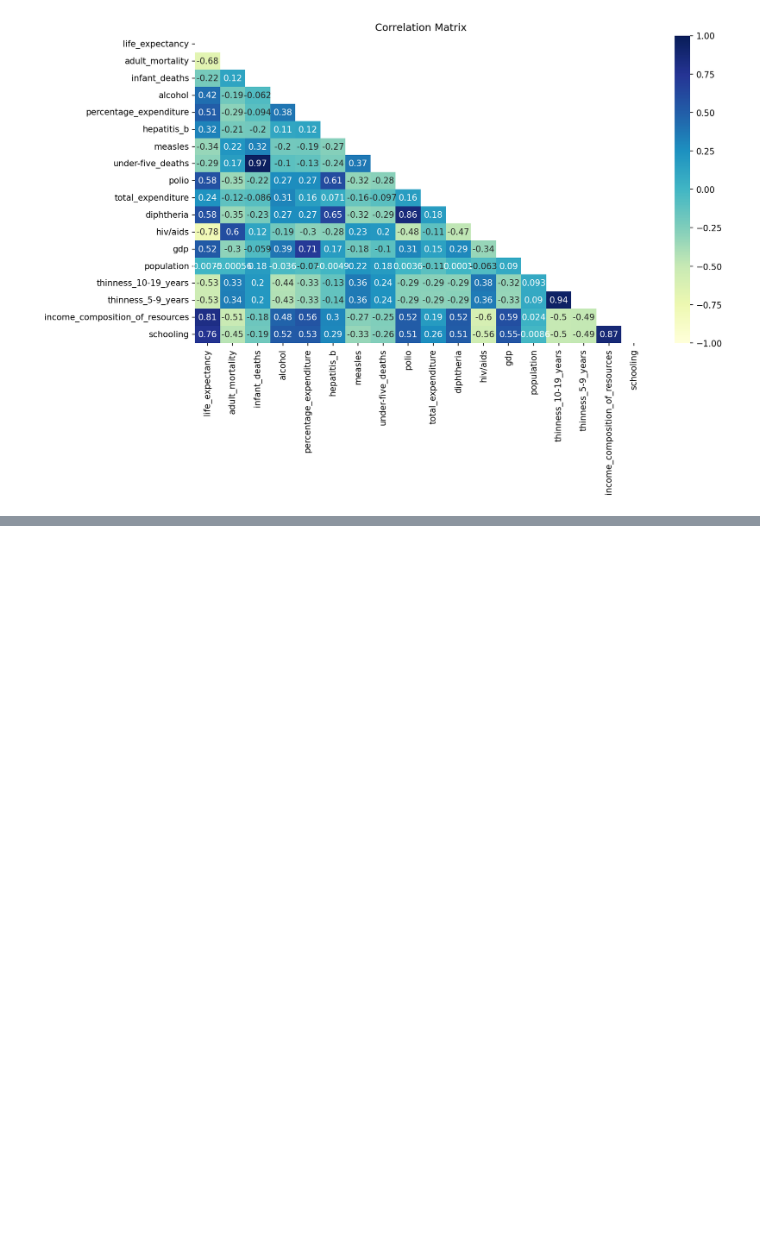
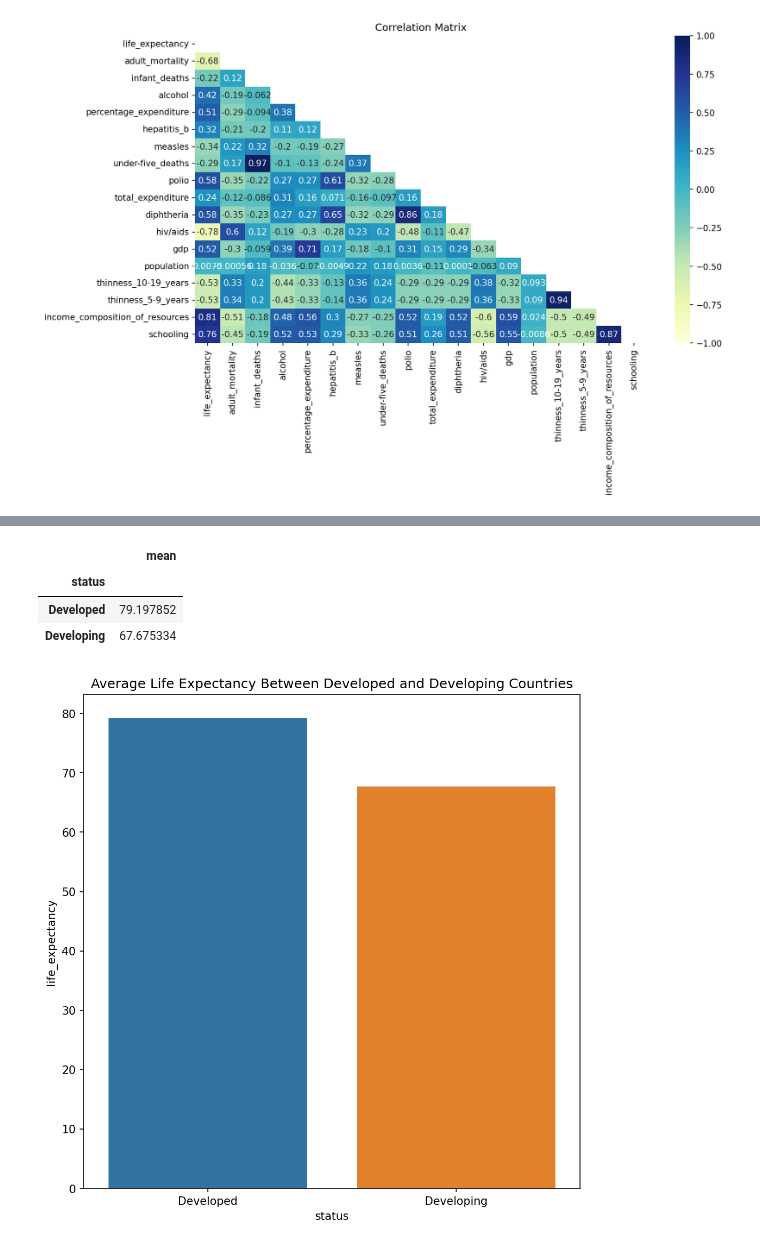
Before and after one commit to Dnezzhello/python_project, a Jupyter notebook: full_code.ipynb, the cells around one changed output, grey strips where cells are left out. Saved outputs shown, nothing was run; the diff lists cells and outputs as text; code cells hidden in the pictures; blank space fills up the shorter version.

```diff
--- a/full_code.ipynb
+++ b/full_code.ipynb
@@ -397,0 +435,18 @@ plt.savefig("corr_matrix.png")
+# %%
+# average life expectancy between them
+wins_df.groupby('status')['life_expectancy'].agg(['mean'])
+# %% [output]
+|  | mean |
+| status |  |
+| Developed | 79.197852 |
+| Developing | 67.675334 |
+# %%
+# visualise the averages using barplot
+plt.figure(figsize=(8,8), dpi=150)
+sns.barplot(x=['Developed', 'Developing'],
+           y=wins_df.groupby('status')['life_expectancy'].mean())
+plt.xlabel('status')
+plt.title('Average Life Expectancy Between Developed and Developing Countries')
+plt.show()
+# %% [output]
+[figure, added]
```
Also changed, not shown: parts of 24 cells of this notebook, 4 other files.
